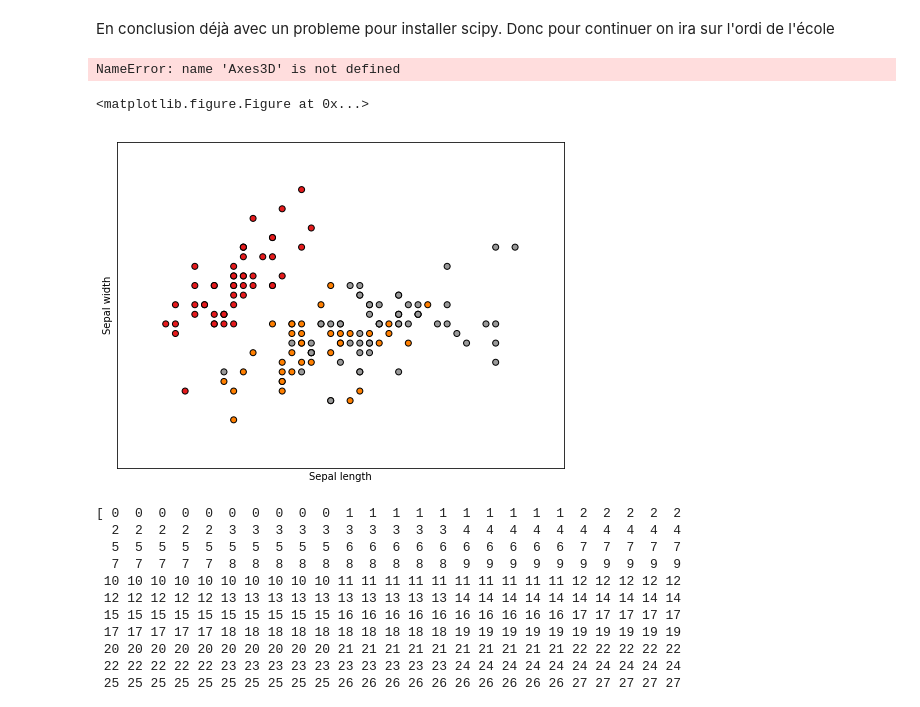
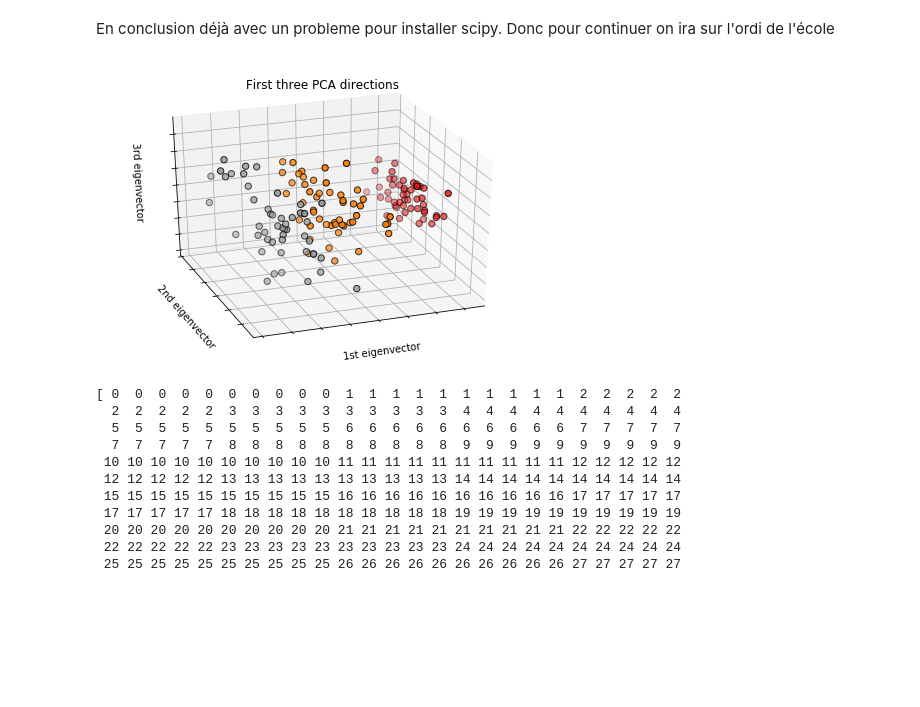
Before and after one commit to lalbarra/Cursus_Recherche, a Jupyter notebook: Notebook/SKlearn_notebook.ipynb, the cells around one changed output. Cells and saved outputs as stored; diff of their text form; code cells hidden in the pictures; blank space fills up the shorter version.

```diff
--- a/Notebook/SKlearn_notebook.ipynb
+++ b/Notebook/SKlearn_notebook.ipynb
@@ -89,6 +90,7 @@ Created on Thu Oct 19 15:42:12 2017
 import matplotlib.pyplot as plt
 from sklearn import datasets
 from sklearn.decomposition import PCA
+from mpl_toolkits.mplot3d import Axes3D
 
 # import some data to play with
 iris = datasets.load_iris()
@@ -98,40 +100,38 @@ y = iris.target
 x_min, x_max = X[:, 0].min() - .5, X[:, 0].max() + .5
 y_min, y_max = X[:, 1].min() - .5, X[:, 1].max() + .5
 
-plt.figure(2, figsize=(8, 6))
-plt.clf()
+# plt.figure(2, figsize=(8, 6))
+# plt.clf()
 
 # Plot the training points
-plt.scatter(X[:, 0], X[:, 1], c=y, cmap=plt.cm.Set1,
-            edgecolor='k')
+# plt.scatter(X[:, 0], X[:, 1], c=y, cmap=plt.cm.Set1,
+#             edgecolor='k')
 plt.xlabel('Sepal length')
 plt.ylabel('Sepal width')
 
 plt.xlim(x_min, x_max)
 plt.ylim(y_min, y_max)
 plt.xticks(())
 plt.yticks(())
 
 # To getter a better understanding of interaction of the dimensions
 # plot the first three PCA dimensions
 fig = plt.figure(1, figsize=(8, 6))
 ax = Axes3D(fig, elev=-150, azim=110)
 X_reduced = PCA(n_components=3).fit_transform(iris.data)
 ax.scatter(X_reduced[:, 0], X_reduced[:, 1], X_reduced[:, 2], c=y,
            cmap=plt.cm.Set1, edgecolor='k', s=40)
 ax.set_title("First three PCA directions")
 ax.set_xlabel("1st eigenvector")
 ax.w_xaxis.set_ticklabels([])
 ax.set_ylabel("2nd eigenvector")
 ax.w_yaxis.set_ticklabels([])
 ax.set_zlabel("3rd eigenvector")
 ax.w_zaxis.set_ticklabels([])
 
 plt.show()
 # %% [output]
-NameError: name 'Axes3D' is not defined
-<matplotlib.figure.Figure at 0x...>
-[figure, old version]
+[figure, new version]
 # %%
 # -*- coding: utf-8 -*-
 """
```
Also changed, not shown: parts of 17 cells of this notebook.
